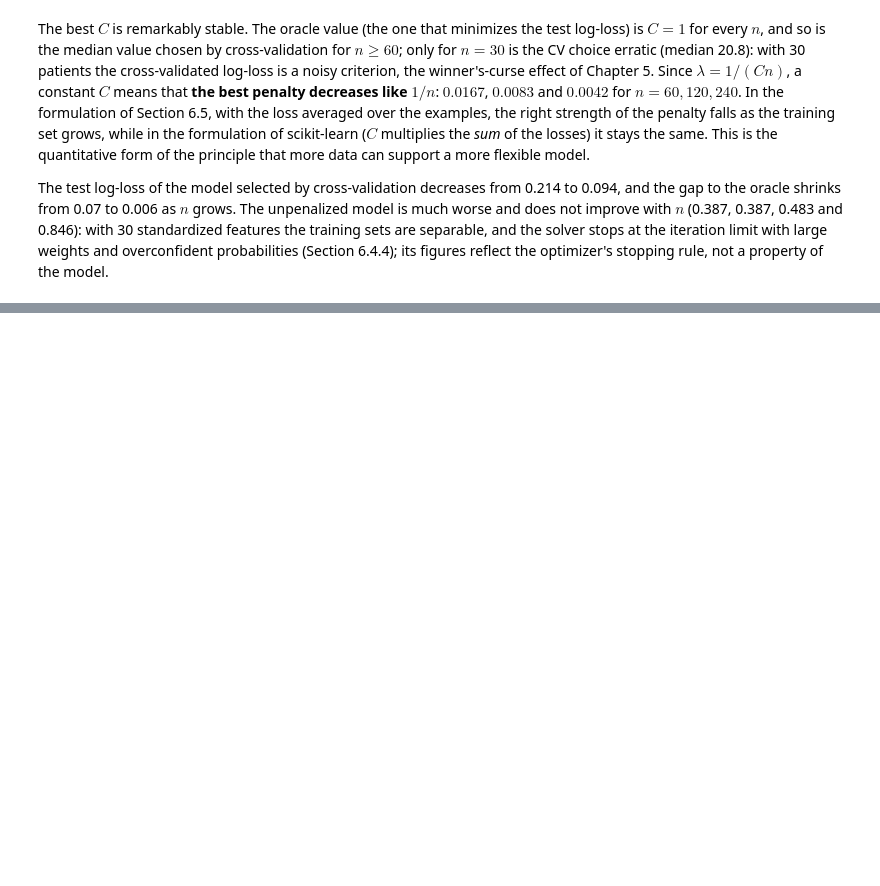
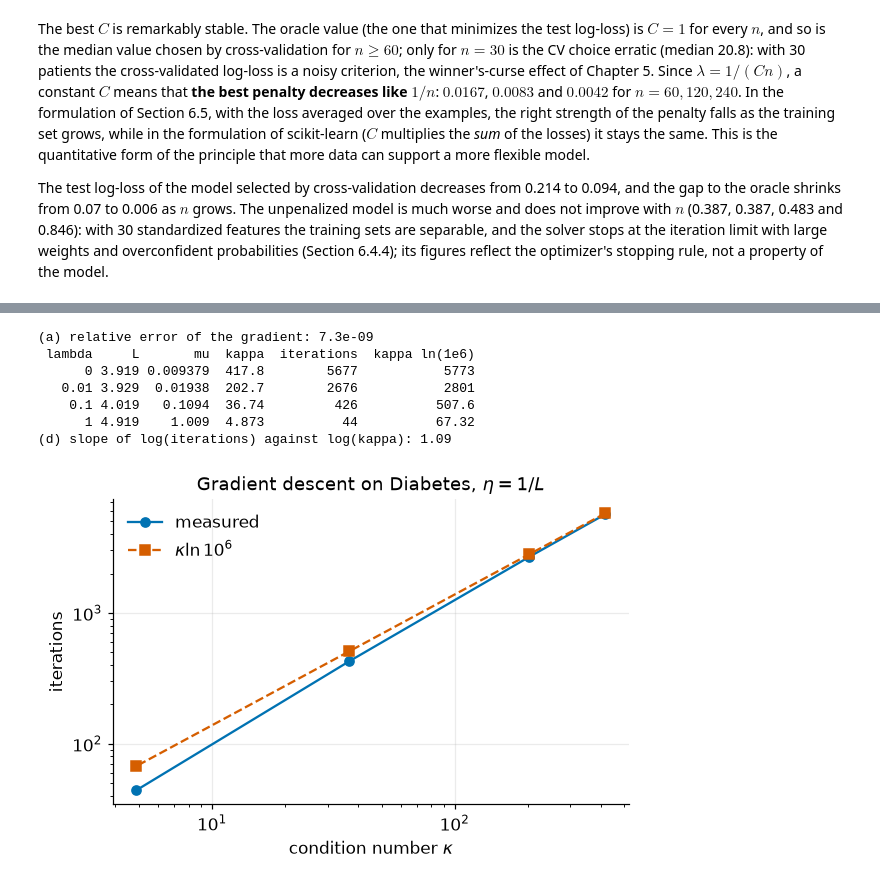
Before and after one commit to Brosss98/machine-learning-with-python-book, a Jupyter notebook: appendices/appendix_c_solutions.ipynb, the cells around one changed output, grey strips where cells are left out. Saved outputs shown, nothing was run; the diff lists cells and outputs as text; code cells hidden in the pictures; blank space fills up the shorter version.

Commit message:
Release v0.7.0: Chapter 7, Optimization - Gradient Descent and Stochastic Gradient Descent

```diff
--- a/appendices/appendix_c_solutions.ipynb
+++ b/appendices/appendix_c_solutions.ipynb
@@ -2085,0 +2143,58 @@ The test log-loss of the model selected by cross-validation decreases from 0.214
+# %%
+def solution_7_6():
+    from sklearn.datasets import load_diabetes
+    from sklearn.model_selection import train_test_split
+    from sklearn.preprocessing import StandardScaler
+
+    diab = load_diabetes()
+    Xtr, _, ytr, _ = train_test_split(diab.data, diab.target, test_size=0.25, random_state=SEED)
+    Z = StandardScaler().fit_transform(Xtr)
+    n = len(ytr)
+    yc = ytr - ytr.mean()
+
+    def objective(w, lam):
+        r = Z @ w - yc
+        return 0.5 * np.mean(r**2) + 0.5 * lam * w @ w, Z.T @ r / n + lam * w
+
+    # (a) gradient check by central differences
+    rng = np.random.default_rng(SEED)
+    w_try = rng.normal(size=Z.shape[1])
+    g_fd = np.array([(objective(w_try + 1e-6 * e, 0.1)[0] - objective(w_try - 1e-6 * e, 0.1)[0]) / 2e-6 for e in np.eye(Z.shape[1])])
+    g_an = objective(w_try, 0.1)[1]
+    print(f"(a) relative error of the gradient: {np.linalg.norm(g_an - g_fd) / np.linalg.norm(g_fd):.1e}")
+
+    rows = []
+    for lam in [0.0, 0.01, 0.1, 1.0]:
+        H = Z.T @ Z / n + lam * np.eye(Z.shape[1])
+        ev = np.linalg.eigvalsh(H)
+        L, mu = ev[-1], ev[0]
+        w_star = np.linalg.solve(H, Z.T @ yc / n)
+        w = np.zeros(Z.shape[1])
+        k = 0
+        while np.linalg.norm(w - w_star) > 1e-6 * np.linalg.norm(w_star) and k < 200_000:
+            w = w - objective(w, lam)[1] / L
+            k += 1
+        rows.append({"lambda": lam, "L": L, "mu": mu, "kappa": L / mu, "iterations": k, "kappa ln(1e6)": L / mu * np.log(1e6)})
+    df = pd.DataFrame(rows)
+    print(df.to_string(index=False, float_format=lambda v: f"{v:.4g}"))
+    slope, intercept = np.polyfit(np.log(df["kappa"]), np.log(df["iterations"]), 1)
+    print(f"(d) slope of log(iterations) against log(kappa): {slope:.2f}")
+    fig, ax = plt.subplots(figsize=(5.6, 3.8))
+    ax.loglog(df["kappa"], df["iterations"], "o-", color=BLUE, label="measured")
+    ax.loglog(df["kappa"], df["kappa ln(1e6)"], "s--", color=VERMILION, label=r"$\kappa\ln 10^6$")
+    ax.set(xlabel=r"condition number $\kappa$", ylabel="iterations", title="Gradient descent on Diabetes, $\\eta = 1/L$")
+    ax.legend(frameon=False)
+    fig.tight_layout()
+    plt.show()
+
+
+solution_7_6()
+# %% [output]
+(a) relative error of the gradient: 7.3e-09
+ lambda     L       mu  kappa  iterations  kappa ln(1e6)
+      0 3.919 0.009379  417.8        5677           5773
+   0.01 3.929  0.01938  202.7        2676           2801
+    0.1 4.019   0.1094  36.74         426          507.6
+      1 4.919    1.009  4.873          44          67.32
+(d) slope of log(iterations) against log(kappa): 1.09
+[figure, added]
```
Also changed, not shown: parts of 10 cells of this notebook, 11 other files.
